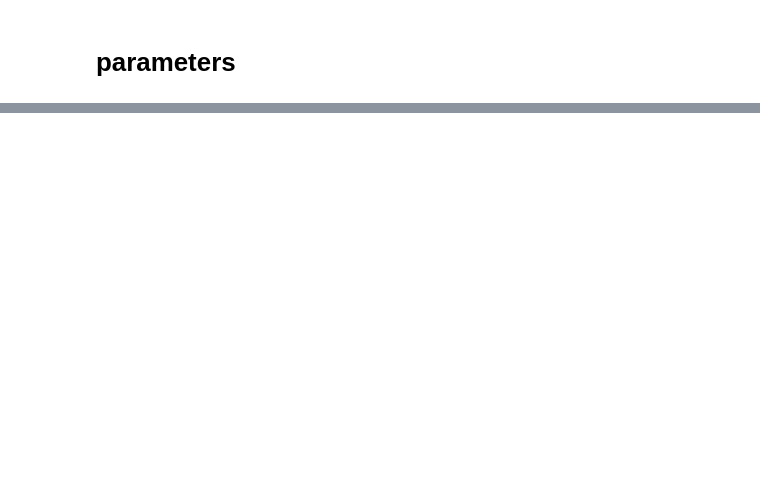
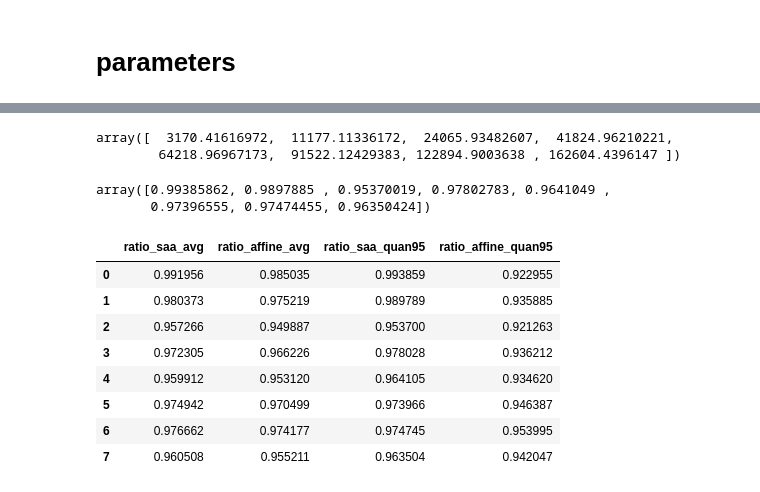
Before and after one commit to xunzhang-sjtu/Robust_scheduling_with_release_time, a Jupyter notebook: results_rand.ipynb, the cells around one changed output, grey strips where cells are left out. Cells and saved outputs as stored; diff of their text form; code cells hidden in the pictures; blank space fills up the shorter version.

```diff
--- a/results_rand.ipynb
+++ b/results_rand.ipynb
@@ -619,0 +253,12 @@ pd.DataFrame(time_arr).to_csv(project_path + '/data/cpu.csv')
+# %%
+def obtain_avg(range_c,N_all,metric_name):
+    det_rst = np.zeros(len(N_all))
+    saa_rst = np.zeros(len(N_all))
+    RS_rst = np.zeros(len(N_all))
+    for i in range(len(N_all)):
+        print('-------- n = ',N_all[i],' ---------')
+        file_path1 = file_path + 'n='+str(N_all[i]) + '/'
+        det_rst[i] = np.mean(load_results(instances,file_path1,'sol_det.pkl')[metric_name])
+        saa_rst[i] = np.mean(load_results(instances,file_path1,'sol_saa.pkl')[metric_name])
+        RS_rst[i] = np.mean(load_wass_results(instances,range_c,file_path1,'sol_wass_affine.pkl')[metric_name],axis = 0)
+    return det_rst, saa_rst, RS_rst
@@ -619,0 +290,29 @@ pd.DataFrame(time_arr).to_csv(project_path + '/data/cpu.csv')
+# %%
+RS_rst_quan95
+# %% [output]
+array([  3170.41616972,  11177.11336172,  24065.93482607,  41824.96210221,
+        64218.96967173,  91522.12429383, 122894.9003638 , 162604.4396147 ])
+# %%
+saa_rst_quan95/det_rst_quan95
+# %% [output]
+array([0.99385862, 0.9897885 , 0.95370019, 0.97802783, 0.9641049 ,
+       0.97396555, 0.97474455, 0.96350424])
+# %%
+rst_df = pd.DataFrame()
+rst_df['ratio_saa_avg'] = saa_rst_avg/det_rst_avg
+rst_df['ratio_affine_avg'] = RS_rst_avg/det_rst_avg
+
+rst_df['ratio_saa_quan95'] = saa_rst_quan95/det_rst_quan95
+rst_df['ratio_affine_quan95'] = RS_rst_quan95/det_rst_quan95
+# %%
+rst_df
+# %% [output]
+|  | ratio_saa_avg | ratio_affine_avg | ratio_saa_quan95 | ratio_affine_quan95 |
+| 0 | 0.991956 | 0.985035 | 0.993859 | 0.922955 |
+| 1 | 0.980373 | 0.975219 | 0.989789 | 0.935885 |
+| 2 | 0.957266 | 0.949887 | 0.953700 | 0.921263 |
+| 3 | 0.972305 | 0.966226 | 0.978028 | 0.936212 |
+| 4 | 0.959912 | 0.953120 | 0.964105 | 0.934620 |
+| 5 | 0.974942 | 0.970499 | 0.973966 | 0.946387 |
+| 6 | 0.976662 | 0.974177 | 0.974745 | 0.953995 |
+| 7 | 0.960508 | 0.955211 | 0.963504 | 0.942047 |
```
Also changed, not shown: parts of 68 cells of this notebook, 6 other files.
